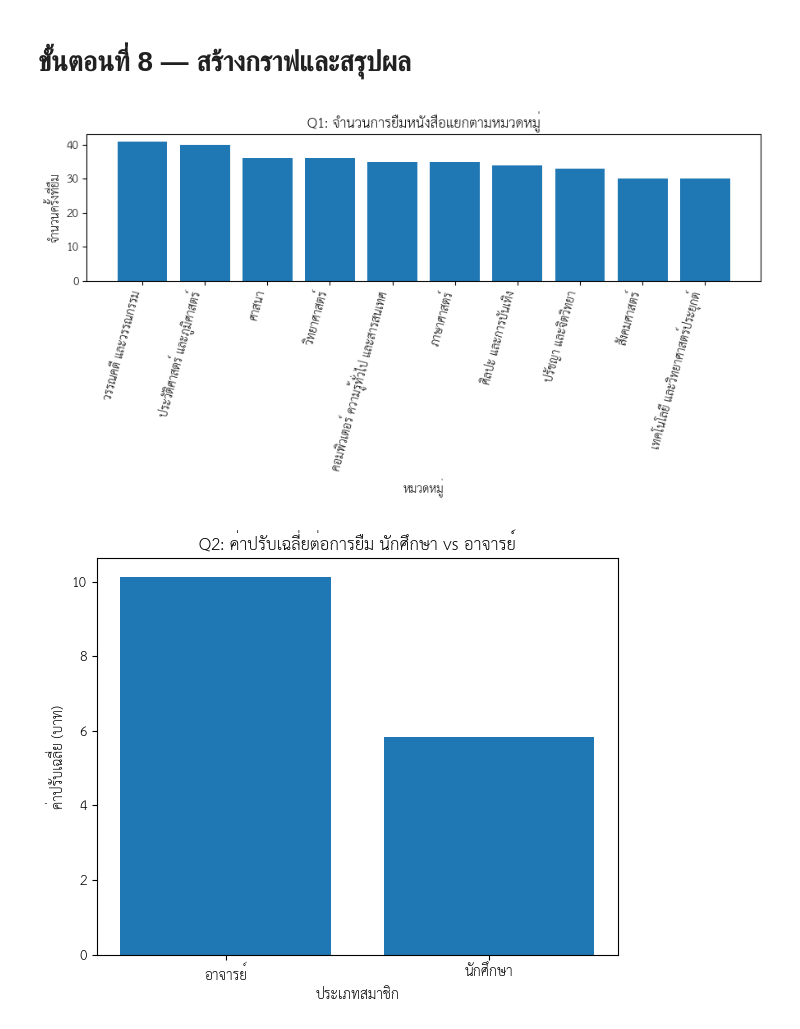
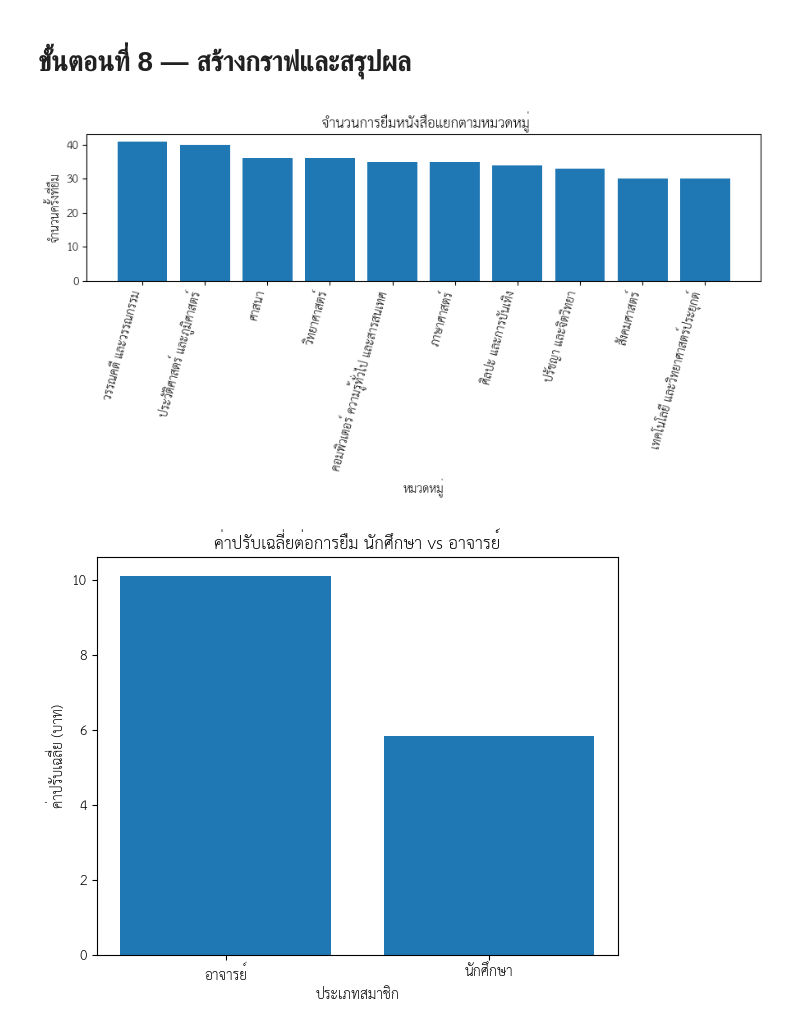
Before and after one commit to krittiyaT/Project-Group2, a Jupyter notebook: Project_Library_Group2.ipynb, the cells around one changed output. Cells and saved outputs as stored; diff of their text form; code cells hidden in the pictures.

```diff
--- a/Project_Library_Group2.ipynb
+++ b/Project_Library_Group2.ipynb
@@ -714,7 +714,7 @@ plt.bar(
     category_summary["total_loans"]
 )
 
-plt.title("Q1: จำนวนการยืมหนังสือแยกตามหมวดหมู่")
+plt.title(" จำนวนการยืมหนังสือแยกตามหมวดหมู่")
 plt.xlabel("หมวดหมู่")
 plt.ylabel("จำนวนครั้งที่ยืม")
 
@@ -735,7 +735,7 @@ plt.bar(
     member_type_summary["avg_late_fee"]
 )
 
-plt.title("Q2: ค่าปรับเฉลี่ยต่อการยืม นักศึกษา vs อาจารย์")
+plt.title("ค่าปรับเฉลี่ยต่อการยืม นักศึกษา vs อาจารย์")
 plt.xlabel("ประเภทสมาชิก")
 plt.ylabel("ค่าปรับเฉลี่ย (บาท)")
 
@@ -755,7 +755,7 @@ plt.barh(
     top10_late["late_fee"]
 )
 
-plt.title("Q3: 10 อันดับรายการที่คืนช้าค่าปรับสูงสุด")
+plt.title(" 10 อันดับรายการที่คืนช้าค่าปรับสูงสุด")
 plt.xlabel("ค่าปรับ (บาท)")
 plt.ylabel("รหัสรายการยืม (loan_id)")
 
@@ -792,32 +792,32 @@ plt.show()
 
 
 #กราฟที่ 5 (Q5) — จำนวนรายการที่ยังไม่คืน แยกตามหมวดหมู่
 not_returned_by_category = df_merged[
     df_merged["return_date"].isnull()
 ].groupby("category_name").agg(
     total_not_returned=("loan_id", "count")
 ).reset_index().sort_values(
     ["total_not_returned", "category_name"], ascending=[False, True]
 )
 
 plt.figure(figsize=(9, 5))
 
 plt.bar(
     not_returned_by_category["category_name"],
     not_returned_by_category["total_not_returned"]
 )
 
 plt.title(" จำนวนรายการที่ยังไม่คืน แยกตามหมวดหมู่")
 plt.xlabel("หมวดหมู่")
 plt.ylabel("จำนวนรายการที่ยังไม่คืน")
 
 plt.xticks(
     rotation=75,
     ha="right"
 )
 
 plt.tight_layout()
 plt.show()
 # %% [output]
-[figure, old version]
+[figure, new version]
-[figure, old version]
+[figure, new version]
```
Also changed, not shown: parts of 1 cell of this notebook.
